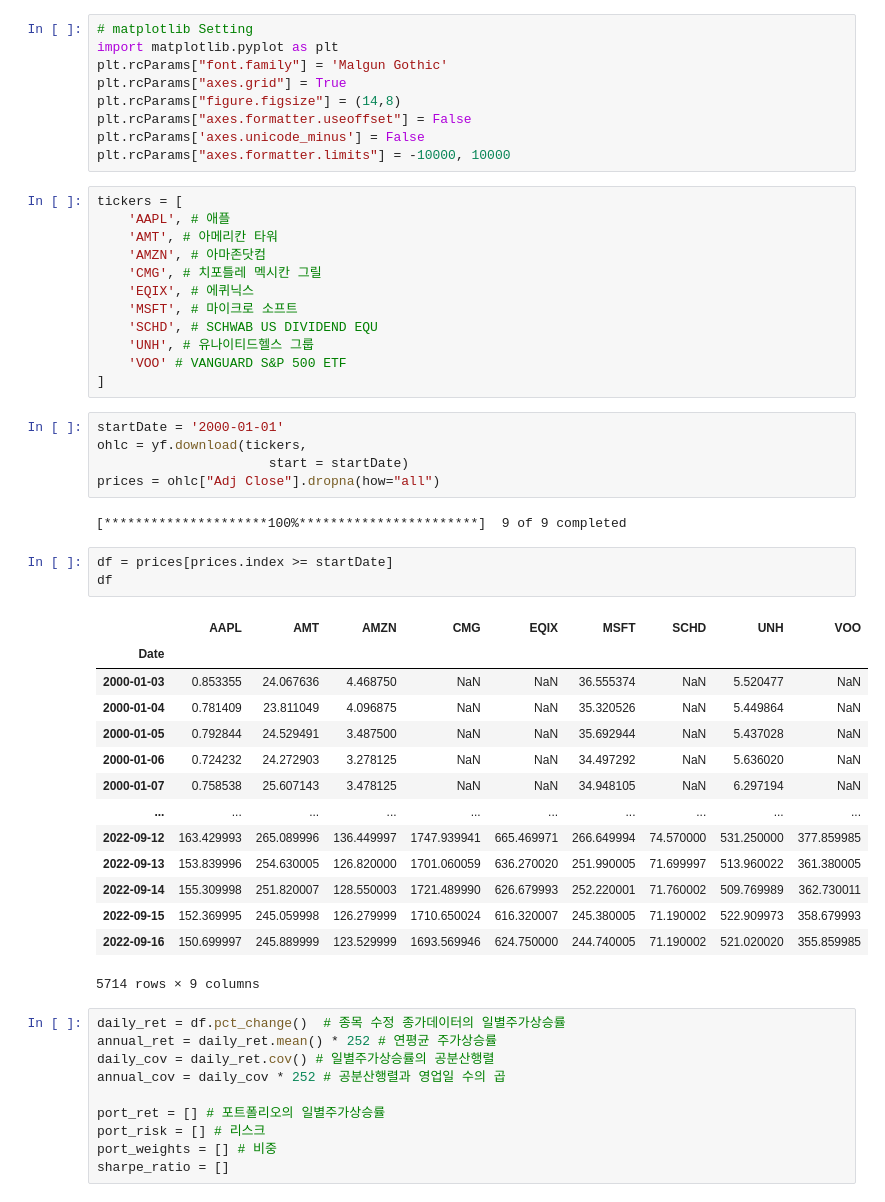
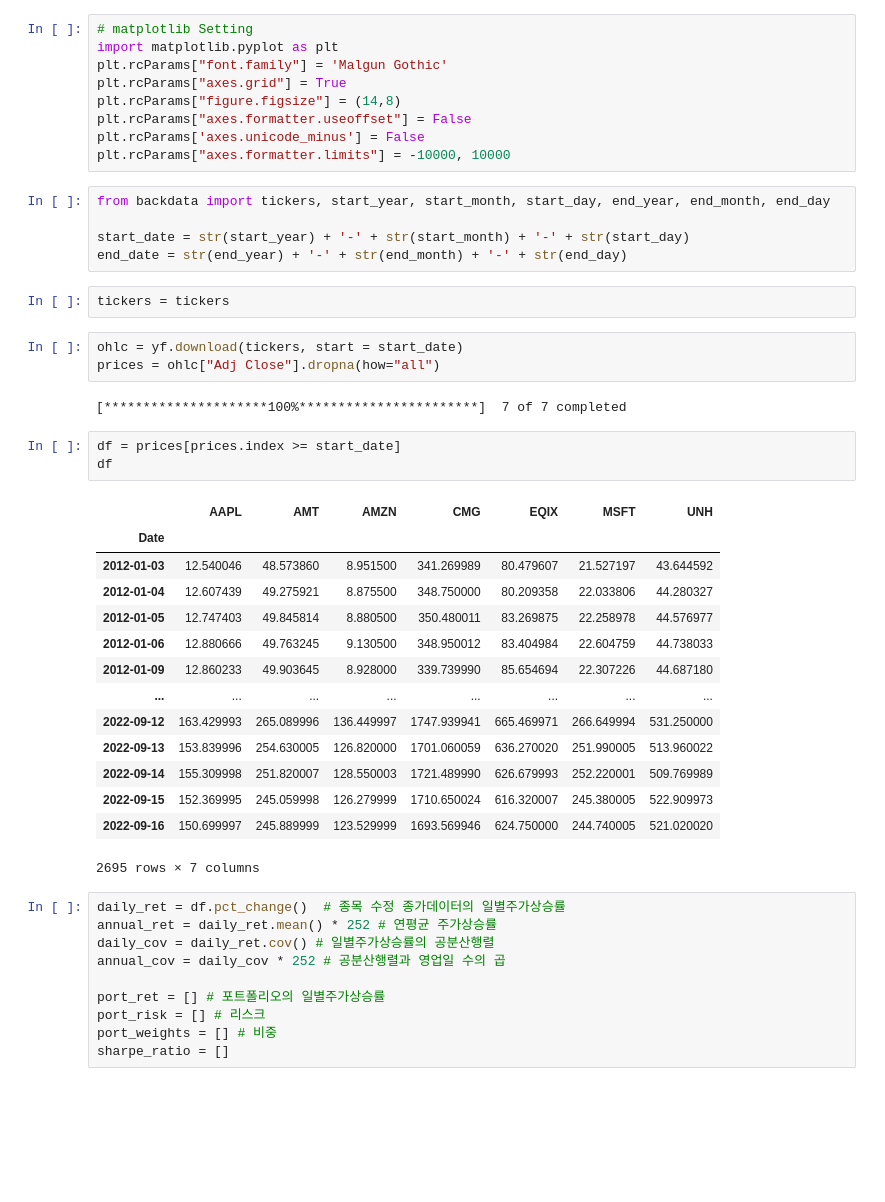
Before and after one commit to sunlee334/Stock-Portfolio-Optimization, a Jupyter notebook: portfolio-optimization.ipynb, the cells around one changed output. Drawn from its saved outputs; the diff is of its cells as text; blank space fills up the shorter version.

```diff
--- a/portfolio-optimization.ipynb
+++ b/portfolio-optimization.ipynb
@@ -12,43 +12,36 @@ plt.rcParams["figure.figsize"] = (14,8)
 plt.rcParams["axes.formatter.useoffset"] = False
 plt.rcParams['axes.unicode_minus'] = False
 plt.rcParams["axes.formatter.limits"] = -10000, 10000
-# %%
-tickers = [
-    'AAPL', # 애플
-    'AMT', # 아메리칸 타워
-    'AMZN', # 아마존닷컴
-    'CMG', # 치포틀레 멕시칸 그릴
-    'EQIX', # 에퀴닉스
-    'MSFT', # 마이크로 소프트
-    'SCHD', # SCHWAB US DIVIDEND EQU
-    'UNH', # 유나이티드헬스 그룹
-    'VOO' # VANGUARD S&P 500 ETF
-]
+# %%
+from backdata import tickers, start_year, start_month, start_day, end_year, end_month, end_day
+
+start_date = str(start_year) + '-' + str(start_month) + '-' + str(start_day)
+end_date = str(end_year) + '-' + str(end_month) + '-' + str(end_day)
+# %%
+tickers = tickers
 # %%
-startDate = '2000-01-01'
-ohlc = yf.download(tickers,
-                      start = startDate)
+ohlc = yf.download(tickers, start = start_date)
 prices = ohlc["Adj Close"].dropna(how="all")
 # %% [output]
-[*********************100%***********************]  9 of 9 completed
+[*********************100%***********************]  7 of 7 completed
 # %%
-df = prices[prices.index >= startDate]
+df = prices[prices.index >= start_date]
 df
 # %% [output]
-|  | AAPL | AMT | AMZN | CMG | EQIX | MSFT | SCHD | UNH | VOO |
-| Date |  |  |  |  |  |  |  |  |  |
-| 2000-01-03 | 0.853355 | 24.067636 | 4.468750 | NaN | NaN | 36.555374 | NaN | 5.520477 | NaN |
-| 2000-01-04 | 0.781409 | 23.811049 | 4.096875 | NaN | NaN | 35.320526 | NaN | 5.449864 | NaN |
-| 2000-01-05 | 0.792844 | 24.529491 | 3.487500 | NaN | NaN | 35.692944 | NaN | 5.437028 | NaN |
-| 2000-01-06 | 0.724232 | 24.272903 | 3.278125 | NaN | NaN | 34.497292 | NaN | 5.636020 | NaN |
-| 2000-01-07 | 0.758538 | 25.607143 | 3.478125 | NaN | NaN | 34.948105 | NaN | 6.297194 | NaN |
-| ... | ... | ... | ... | ... | ... | ... | ... | ... | ... |
-| 2022-09-12 | 163.429993 | 265.089996 | 136.449997 | 1747.939941 | 665.469971 | 266.649994 | 74.570000 | 531.250000 | 377.859985 |
-| 2022-09-13 | 153.839996 | 254.630005 | 126.820000 | 1701.060059 | 636.270020 | 251.990005 | 71.699997 | 513.960022 | 361.380005 |
-| 2022-09-14 | 155.309998 | 251.820007 | 128.550003 | 1721.489990 | 626.679993 | 252.220001 | 71.760002 | 509.769989 | 362.730011 |
-| 2022-09-15 | 152.369995 | 245.059998 | 126.279999 | 1710.650024 | 616.320007 | 245.380005 | 71.190002 | 522.909973 | 358.679993 |
-| 2022-09-16 | 150.699997 | 245.889999 | 123.529999 | 1693.569946 | 624.750000 | 244.740005 | 71.190002 | 521.020020 | 355.859985 |
+|  | AAPL | AMT | AMZN | CMG | EQIX | MSFT | UNH |
+| Date |  |  |  |  |  |  |  |
+| 2012-01-03 | 12.540046 | 48.573860 | 8.951500 | 341.269989 | 80.479607 | 21.527197 | 43.644592 |
+| 2012-01-04 | 12.607439 | 49.275921 | 8.875500 | 348.750000 | 80.209358 | 22.033806 | 44.280327 |
+| 2012-01-05 | 12.747403 | 49.845814 | 8.880500 | 350.480011 | 83.269875 | 22.258978 | 44.576977 |
+| 2012-01-06 | 12.880666 | 49.763245 | 9.130500 | 348.950012 | 83.404984 | 22.604759 | 44.738033 |
+| 2012-01-09 | 12.860233 | 49.903645 | 8.928000 | 339.739990 | 85.654694 | 22.307226 | 44.687180 |
+| ... | ... | ... | ... | ... | ... | ... | ... |
+| 2022-09-12 | 163.429993 | 265.089996 | 136.449997 | 1747.939941 | 665.469971 | 266.649994 | 531.250000 |
+| 2022-09-13 | 153.839996 | 254.630005 | 126.820000 | 1701.060059 | 636.270020 | 251.990005 | 513.960022 |
+| 2022-09-14 | 155.309998 | 251.820007 | 128.550003 | 1721.489990 | 626.679993 | 252.220001 | 509.769989 |
+| 2022-09-15 | 152.369995 | 245.059998 | 126.279999 | 1710.650024 | 616.320007 | 245.380005 | 522.909973 |
+| 2022-09-16 | 150.699997 | 245.889999 | 123.529999 | 1693.569946 | 624.750000 | 244.740005 | 521.020020 |
-5714 rows × 9 columns
+2695 rows × 7 columns
 # %%
 daily_ret = df.pct_change()  # 종목 수정 종가데이터의 일별주가상승률
 annual_ret = daily_ret.mean() * 252 # 연평균 주가상승률
```
Also changed, not shown: parts of 10 cells of this notebook, 4 other files.
